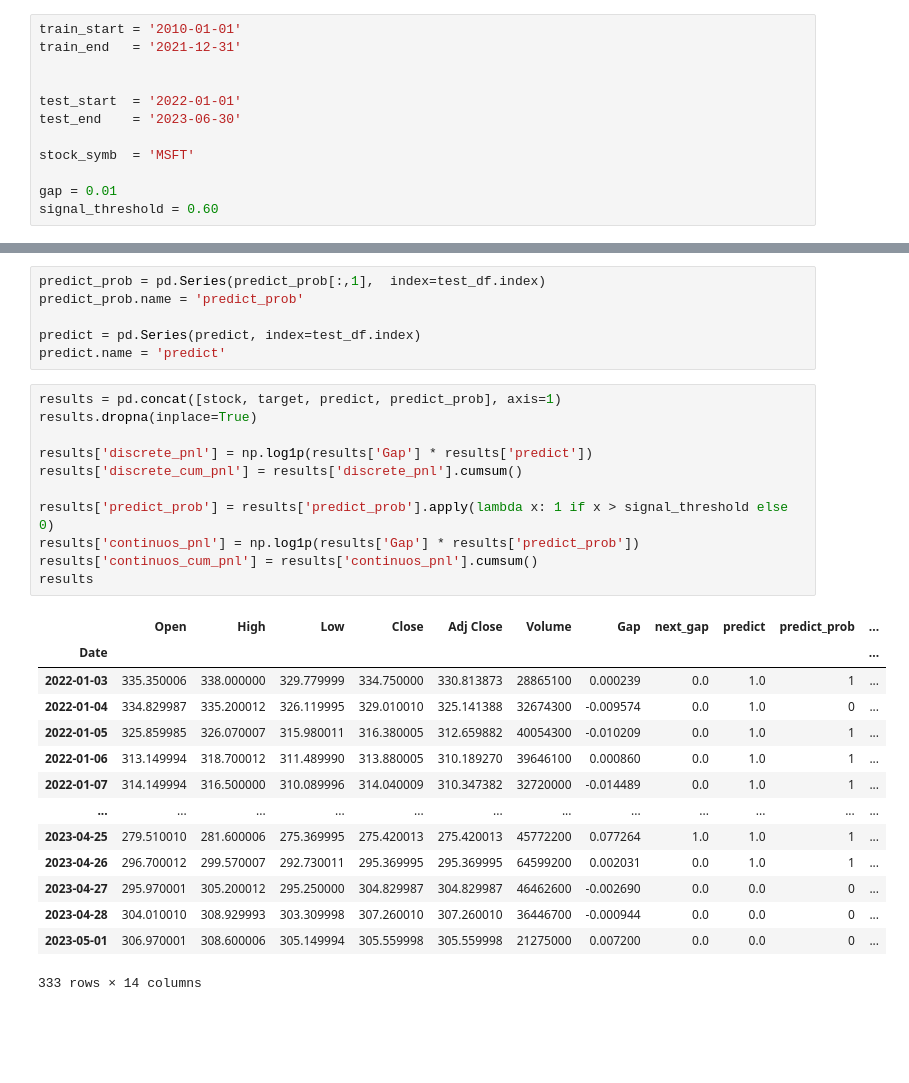
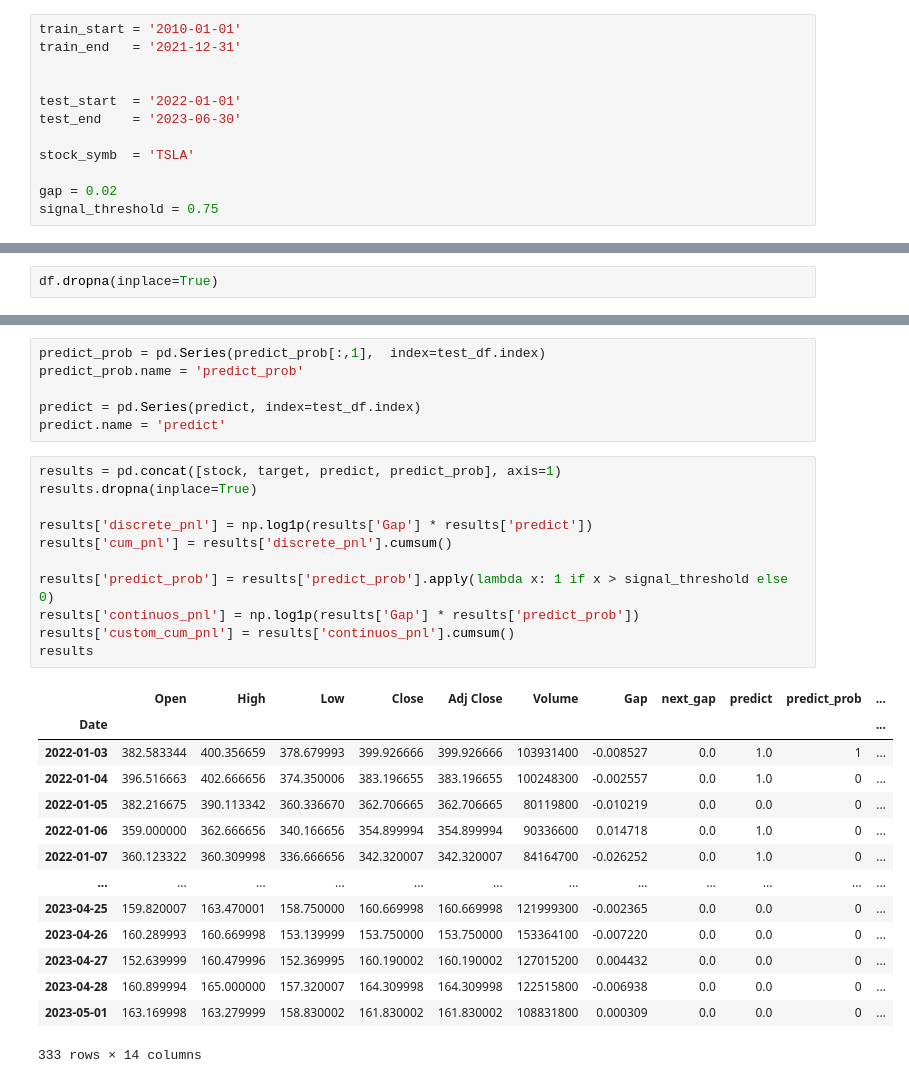
Before and after one commit to lbsm2017/ml_stocks_direction, a Jupyter notebook: losgistic_open_gap_prediction.ipynb, the cells around one changed output, grey strips where cells are left out. Saved outputs shown, nothing was run; the diff lists cells and outputs as text; blank space fills up the shorter version.

```diff
--- a/losgistic_open_gap_prediction.ipynb
+++ b/losgistic_open_gap_prediction.ipynb
@@ -33,10 +33,10 @@ train_end   = '2021-12-31'
 test_start  = '2022-01-01'
 test_end    = '2023-06-30'
 
-stock_symb  = 'MSFT'
+stock_symb  = 'TSLA'
 
-gap = 0.01
-signal_threshold = 0.60
+gap = 0.02
+signal_threshold = 0.75
 # %%
 my_factors = 'NG=F, CL=F, GC=F, GOVT, ^VIX, ^GDAXI, ^HSI, ^N225, EURUSD=X, USDJPY=X, BTC-USD, SPY'
 
@@ -154,6 +154,8 @@ def matrix(y_test, y_pred):
 ---
 # %% [markdown]
 ## LogisticRegression
+# %%
+df.dropna(inplace=True)
 # %%
 # Split the data into X & y
 X = df.drop('next_gap', axis = 1)
@@ -257,28 +259,28 @@ predict.name = 'predict'
 # %%
 results = pd.concat([stock, target, predict, predict_prob], axis=1)
 results.dropna(inplace=True)
 
 results['discrete_pnl'] = np.log1p(results['Gap'] * results['predict'])
-results['discrete_cum_pnl'] = results['discrete_pnl'].cumsum()
+results['cum_pnl'] = results['discrete_pnl'].cumsum()
 
 results['predict_prob'] = results['predict_prob'].apply(lambda x: 1 if x > signal_threshold else 0)
 results['continuos_pnl'] = np.log1p(results['Gap'] * results['predict_prob'])
-results['continuos_cum_pnl'] = results['continuos_pnl'].cumsum()
+results['custom_cum_pnl'] = results['continuos_pnl'].cumsum()
 results
 # %% [output]
 |  | Open | High | Low | Close | Adj Close | Volume | Gap | next_gap | predict | predict_prob | ... |
 | Date |  |  |  |  |  |  |  |  |  |  | ... |
-| 2022-01-03 | 335.350006 | 338.000000 | 329.779999 | 334.750000 | 330.813873 | 28865100 | 0.000239 | 0.0 | 1.0 | 1 | ... |
-| 2022-01-04 | 334.829987 | 335.200012 | 326.119995 | 329.010010 | 325.141388 | 32674300 | -0.009574 | 0.0 | 1.0 | 0 | ... |
-| 2022-01-05 | 325.859985 | 326.070007 | 315.980011 | 316.380005 | 312.659882 | 40054300 | -0.010209 | 0.0 | 1.0 | 1 | ... |
-| 2022-01-06 | 313.149994 | 318.700012 | 311.489990 | 313.880005 | 310.189270 | 39646100 | 0.000860 | 0.0 | 1.0 | 1 | ... |
-| 2022-01-07 | 314.149994 | 316.500000 | 310.089996 | 314.040009 | 310.347382 | 32720000 | -0.014489 | 0.0 | 1.0 | 1 | ... |
+| 2022-01-03 | 382.583344 | 400.356659 | 378.679993 | 399.926666 | 399.926666 | 103931400 | -0.008527 | 0.0 | 1.0 | 1 | ... |
+| 2022-01-04 | 396.516663 | 402.666656 | 374.350006 | 383.196655 | 383.196655 | 100248300 | -0.002557 | 0.0 | 1.0 | 0 | ... |
+| 2022-01-05 | 382.216675 | 390.113342 | 360.336670 | 362.706665 | 362.706665 | 80119800 | -0.010219 | 0.0 | 0.0 | 0 | ... |
+| 2022-01-06 | 359.000000 | 362.666656 | 340.166656 | 354.899994 | 354.899994 | 90336600 | 0.014718 | 0.0 | 1.0 | 0 | ... |
+| 2022-01-07 | 360.123322 | 360.309998 | 336.666656 | 342.320007 | 342.320007 | 84164700 | -0.026252 | 0.0 | 1.0 | 0 | ... |
 | ... | ... | ... | ... | ... | ... | ... | ... | ... | ... | ... | ... |
-| 2023-04-25 | 279.510010 | 281.600006 | 275.369995 | 275.420013 | 275.420013 | 45772200 | 0.077264 | 1.0 | 1.0 | 1 | ... |
-| 2023-04-26 | 296.700012 | 299.570007 | 292.730011 | 295.369995 | 295.369995 | 64599200 | 0.002031 | 0.0 | 1.0 | 1 | ... |
-| 2023-04-27 | 295.970001 | 305.200012 | 295.250000 | 304.829987 | 304.829987 | 46462600 | -0.002690 | 0.0 | 0.0 | 0 | ... |
-| 2023-04-28 | 304.010010 | 308.929993 | 303.309998 | 307.260010 | 307.260010 | 36446700 | -0.000944 | 0.0 | 0.0 | 0 | ... |
-| 2023-05-01 | 306.970001 | 308.600006 | 305.149994 | 305.559998 | 305.559998 | 21275000 | 0.007200 | 0.0 | 0.0 | 0 | ... |
+| 2023-04-25 | 159.820007 | 163.470001 | 158.750000 | 160.669998 | 160.669998 | 121999300 | -0.002365 | 0.0 | 0.0 | 0 | ... |
+| 2023-04-26 | 160.289993 | 160.669998 | 153.139999 | 153.750000 | 153.750000 | 153364100 | -0.007220 | 0.0 | 0.0 | 0 | ... |
+| 2023-04-27 | 152.639999 | 160.479996 | 152.369995 | 160.190002 | 160.190002 | 127015200 | 0.004432 | 0.0 | 0.0 | 0 | ... |
+| 2023-04-28 | 160.899994 | 165.000000 | 157.320007 | 164.309998 | 164.309998 | 122515800 | -0.006938 | 0.0 | 0.0 | 0 | ... |
+| 2023-05-01 | 163.169998 | 163.279999 | 158.830002 | 161.830002 | 161.830002 | 108831800 | 0.000309 | 0.0 | 0.0 | 0 | ... |
 333 rows × 14 columns
 # %%
 plt.figure(figsize=(20,7))
```
Also changed, not shown: parts of 10 cells of this notebook.
